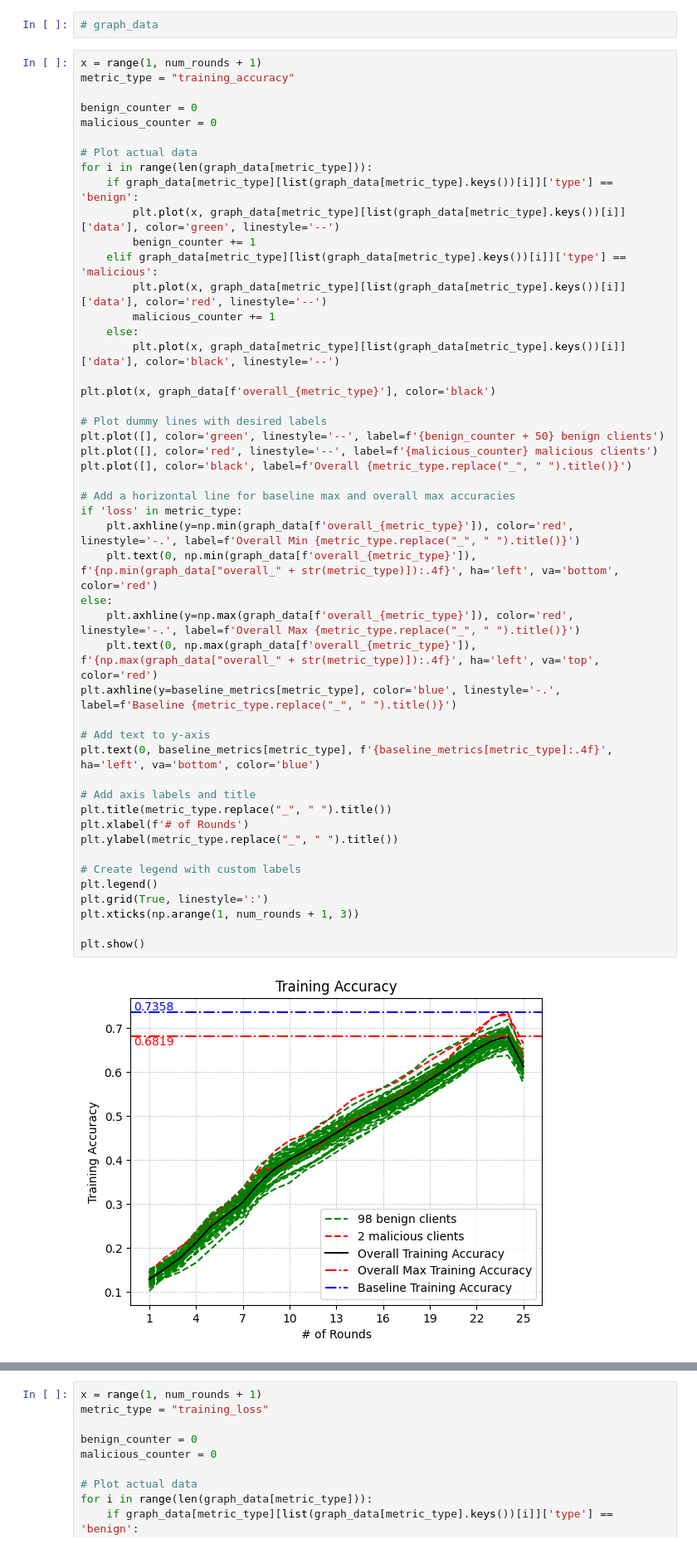
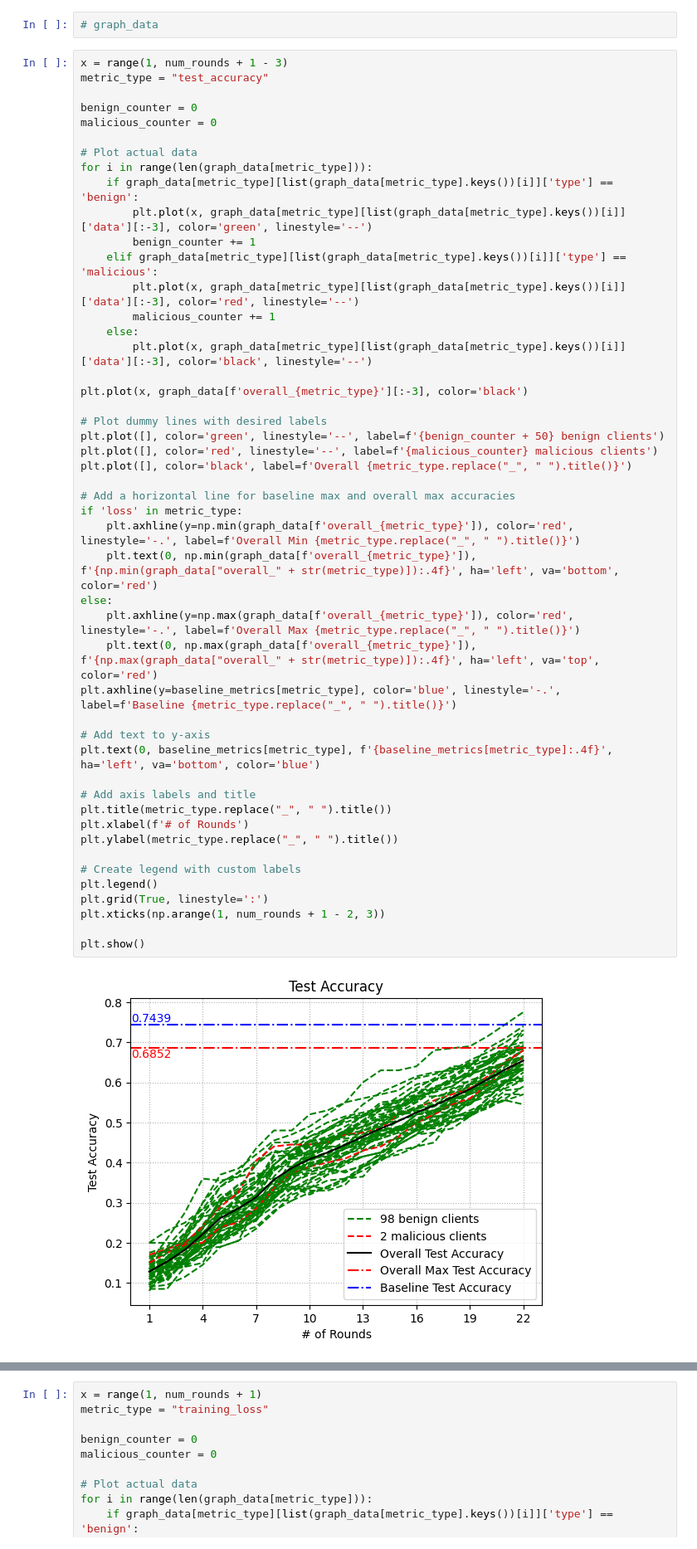
Before and after one commit to dininduviduneth/fedn-attack-sim-uu, a Jupyter notebook: examples/mnist-pytorch/analytics/scale_tests/MNIST_SCALE_48_02.ipynb, the cells around one changed output, grey strips where cells are left out. Shown at 83% size. Cells and saved outputs as stored; diff of their text form.

Commit message:
Correct charts

```diff
--- a/examples/mnist-pytorch/analytics/scale_tests/MNIST_SCALE_48_02.ipynb
+++ b/examples/mnist-pytorch/analytics/scale_tests/MNIST_SCALE_48_02.ipynb
@@ -140,8 +141,8 @@ graph_data['overall_test_accuracy'] = [np.mean([graph_data['test_accuracy'][key]
 # %%
 # graph_data
 # %%
-x = range(1, num_rounds + 1)
-metric_type = "training_accuracy"
+x = range(1, num_rounds + 1 - 3)
+metric_type = "test_accuracy"
 
 benign_counter = 0
 malicious_counter = 0
@@ -149,46 +150,46 @@ malicious_counter = 0
 # Plot actual data
 for i in range(len(graph_data[metric_type])):
     if graph_data[metric_type][list(graph_data[metric_type].keys())[i]]['type'] == 'benign':
-        plt.plot(x, graph_data[metric_type][list(graph_data[metric_type].keys())[i]]['data'], color='green', linestyle='--')
+        plt.plot(x, graph_data[metric_type][list(graph_data[metric_type].keys())[i]]['data'][:-3], color='green', linestyle='--')
         benign_counter += 1
     elif graph_data[metric_type][list(graph_data[metric_type].keys())[i]]['type'] == 'malicious':
-        plt.plot(x, graph_data[metric_type][list(graph_data[metric_type].keys())[i]]['data'], color='red', linestyle='--')
+        plt.plot(x, graph_data[metric_type][list(graph_data[metric_type].keys())[i]]['data'][:-3], color='red', linestyle='--')
         malicious_counter += 1
     else:
-        plt.plot(x, graph_data[metric_type][list(graph_data[metric_type].keys())[i]]['data'], color='black', linestyle='--')
+        plt.plot(x, graph_data[metric_type][list(graph_data[metric_type].keys())[i]]['data'][:-3], color='black', linestyle='--')
 
-plt.plot(x, graph_data[f'overall_{metric_type}'], color='black')
+plt.plot(x, graph_data[f'overall_{metric_type}'][:-3], color='black')
 
 # Plot dummy lines with desired labels
 plt.plot([], color='green', linestyle='--', label=f'{benign_counter + 50} benign clients')
 plt.plot([], color='red', linestyle='--', label=f'{malicious_counter} malicious clients')
 plt.plot([], color='black', label=f'Overall {metric_type.replace("_", " ").title()}')
 
 # Add a horizontal line for baseline max and overall max accuracies
 if 'loss' in metric_type:
     plt.axhline(y=np.min(graph_data[f'overall_{metric_type}']), color='red', linestyle='-.', label=f'Overall Min {metric_type.replace("_", " ").title()}')
     plt.text(0, np.min(graph_data[f'overall_{metric_type}']), f'{np.min(graph_data["overall_" + str(metric_type)]):.4f}', ha='left', va='bottom', color='red')
 else:
     plt.axhline(y=np.max(graph_data[f'overall_{metric_type}']), color='red', linestyle='-.', label=f'Overall Max {metric_type.replace("_", " ").title()}')
     plt.text(0, np.max(graph_data[f'overall_{metric_type}']), f'{np.max(graph_data["overall_" + str(metric_type)]):.4f}', ha='left', va='top', color='red')
 plt.axhline(y=baseline_metrics[metric_type], color='blue', linestyle='-.', label=f'Baseline {metric_type.replace("_", " ").title()}')
 
 # Add text to y-axis
 plt.text(0, baseline_metrics[metric_type], f'{baseline_metrics[metric_type]:.4f}', ha='left', va='bottom', color='blue')
 
 # Add axis labels and title
 plt.title(metric_type.replace("_", " ").title())
 plt.xlabel(f'# of Rounds')
 plt.ylabel(metric_type.replace("_", " ").title())
 
 # Create legend with custom labels
 plt.legend()
 plt.grid(True, linestyle=':')
-plt.xticks(np.arange(1, num_rounds + 1, 3))
+plt.xticks(np.arange(1, num_rounds + 1 - 2, 3))
 
 plt.show()
 # %% [output]
-[figure, old version]
+[figure, new version]
 # %%
 x = range(1, num_rounds + 1)
 metric_type = "test_accuracy"
```
Also changed, not shown: parts of 4 cells of this notebook, 3 other files.
